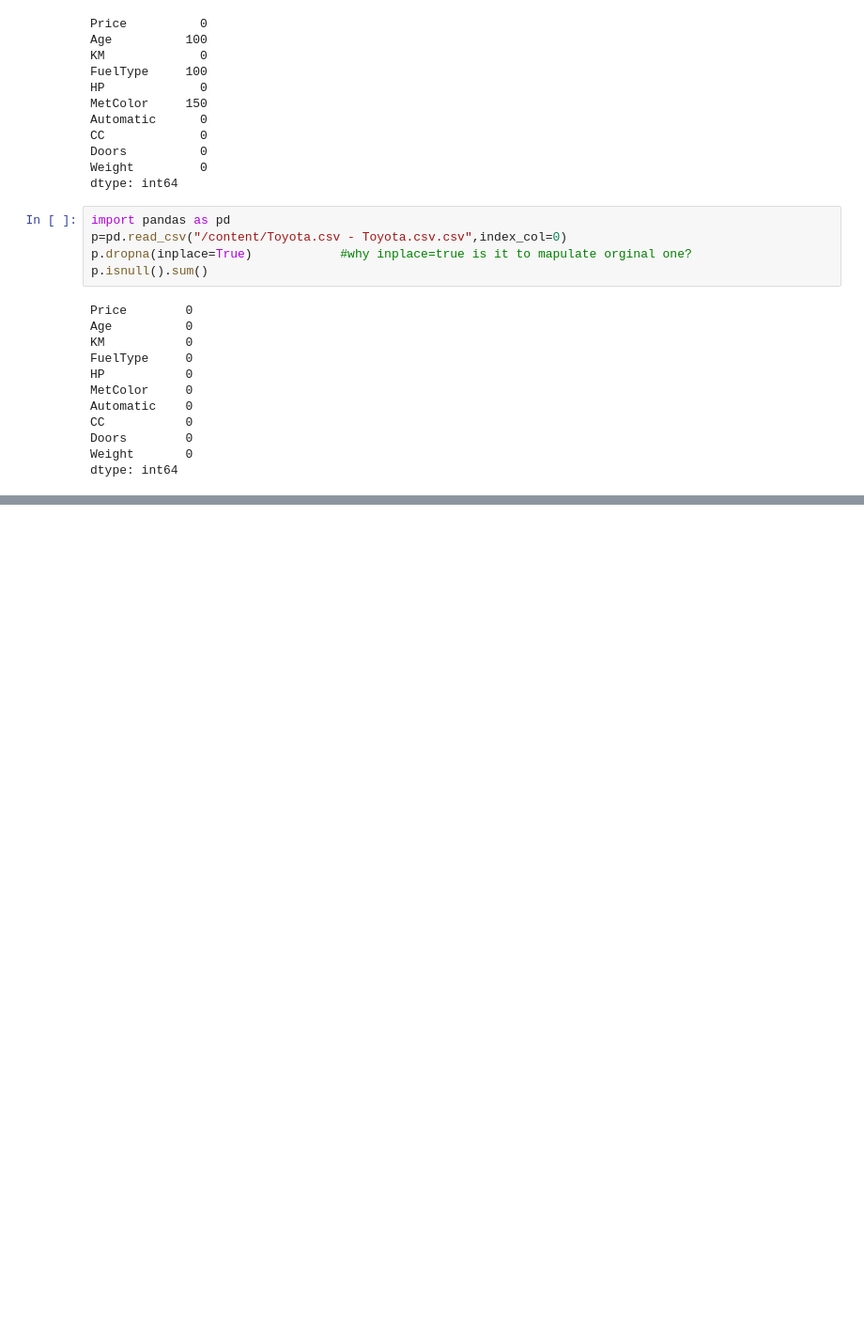
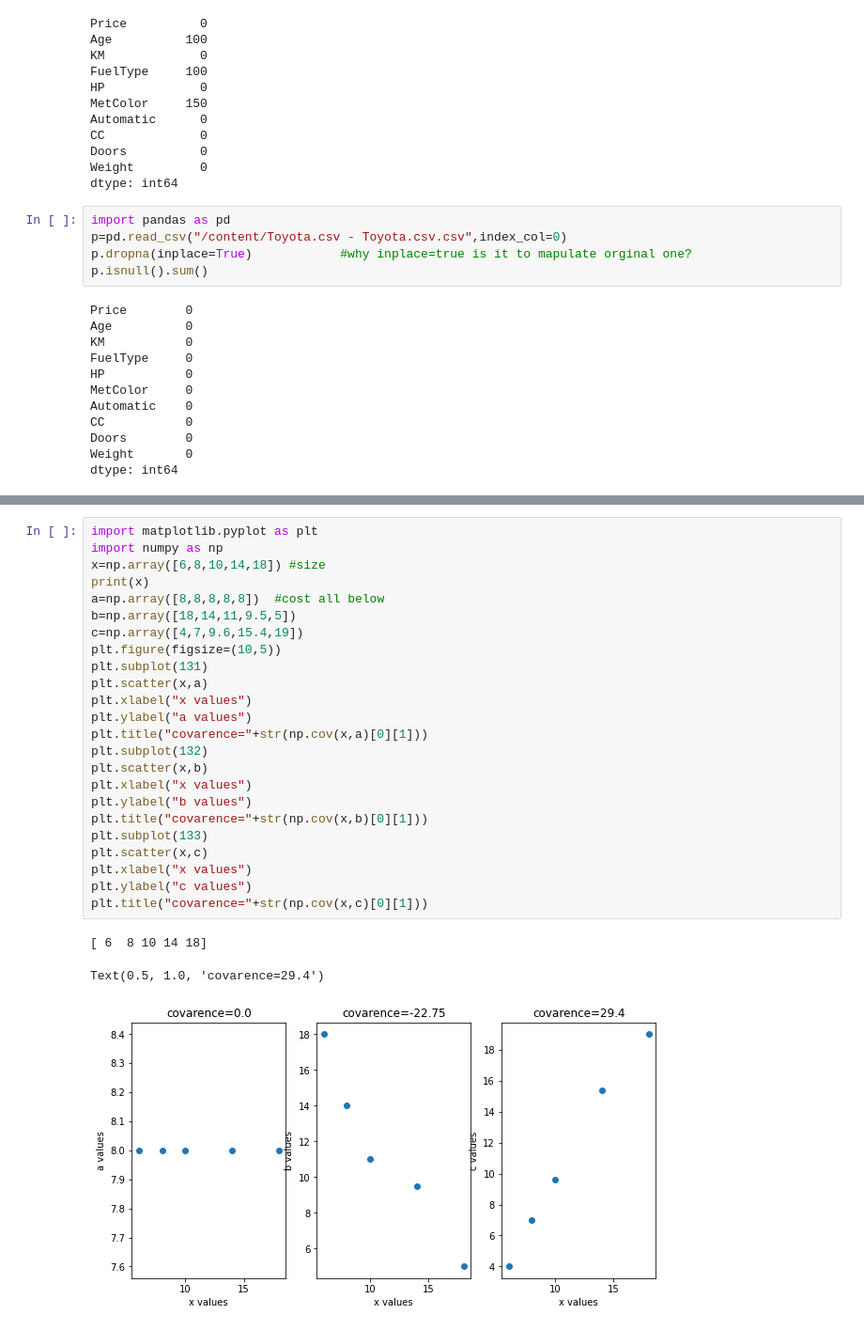
Before and after one commit to mannar-1/mannar-1, a Jupyter notebook: Untitled1.ipynb, the cells around one changed output, grey strips where cells are left out. Shown: that part at 94% size. Cells and saved outputs as stored; diff of their text form; blank space fills up the shorter version.

```diff
--- a/Untitled1.ipynb
+++ b/Untitled1.ipynb
@@ -365,0 +402,28 @@ dtype: int64
+# %%
+import matplotlib.pyplot as plt
+import numpy as np
+x=np.array([6,8,10,14,18]) #size
+print(x)
+a=np.array([8,8,8,8,8])  #cost all below
+b=np.array([18,14,11,9.5,5])
+c=np.array([4,7,9.6,15.4,19])
+plt.figure(figsize=(10,5))
+plt.subplot(131)
+plt.scatter(x,a)
+plt.xlabel("x values")
+plt.ylabel("a values")
+plt.title("covarence="+str(np.cov(x,a)[0][1]))
+plt.subplot(132)
+plt.scatter(x,b)
+plt.xlabel("x values")
+plt.ylabel("b values")
+plt.title("covarence="+str(np.cov(x,b)[0][1]))
+plt.subplot(133)
+plt.scatter(x,c)
+plt.xlabel("x values")
+plt.ylabel("c values")
+plt.title("covarence="+str(np.cov(x,c)[0][1]))
+# %% [output]
+[ 6  8 10 14 18]
+Text(0.5, 1.0, 'covarence=29.4')
+[figure, added]
```
Also changed, not shown: parts of 6 cells of this notebook.
